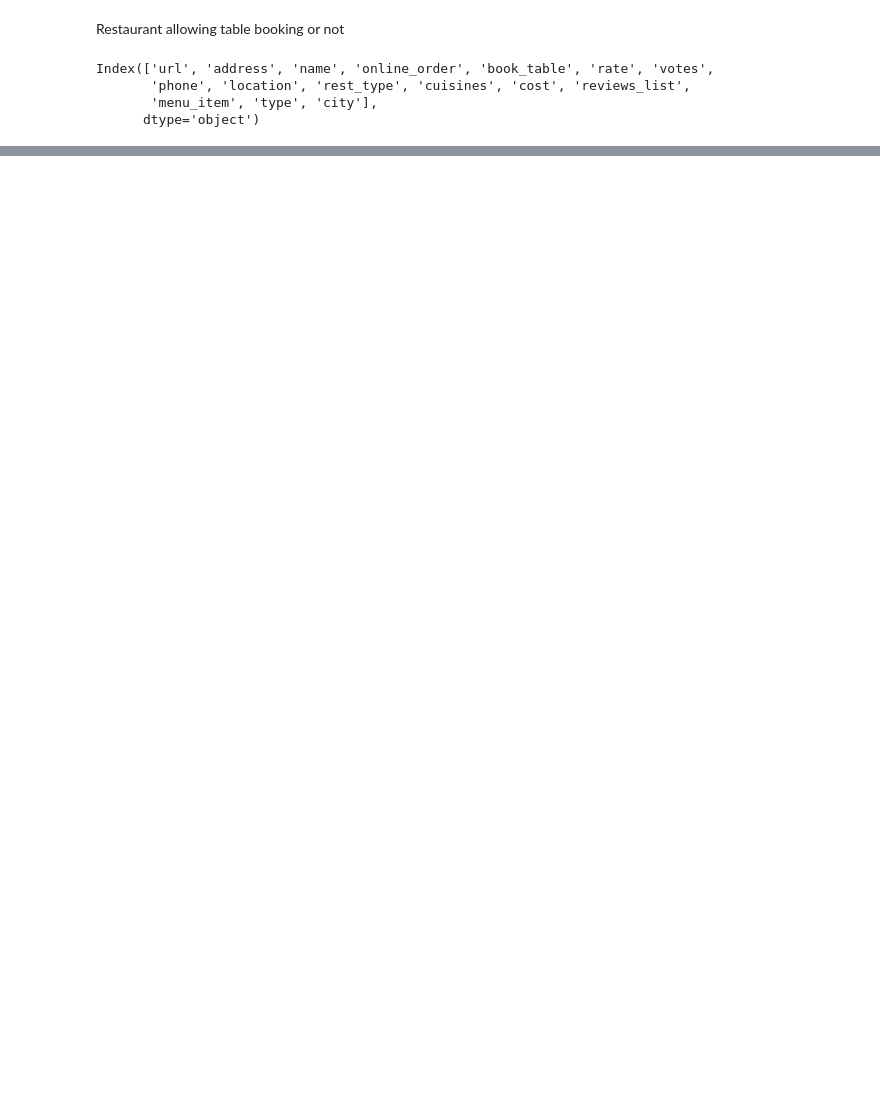
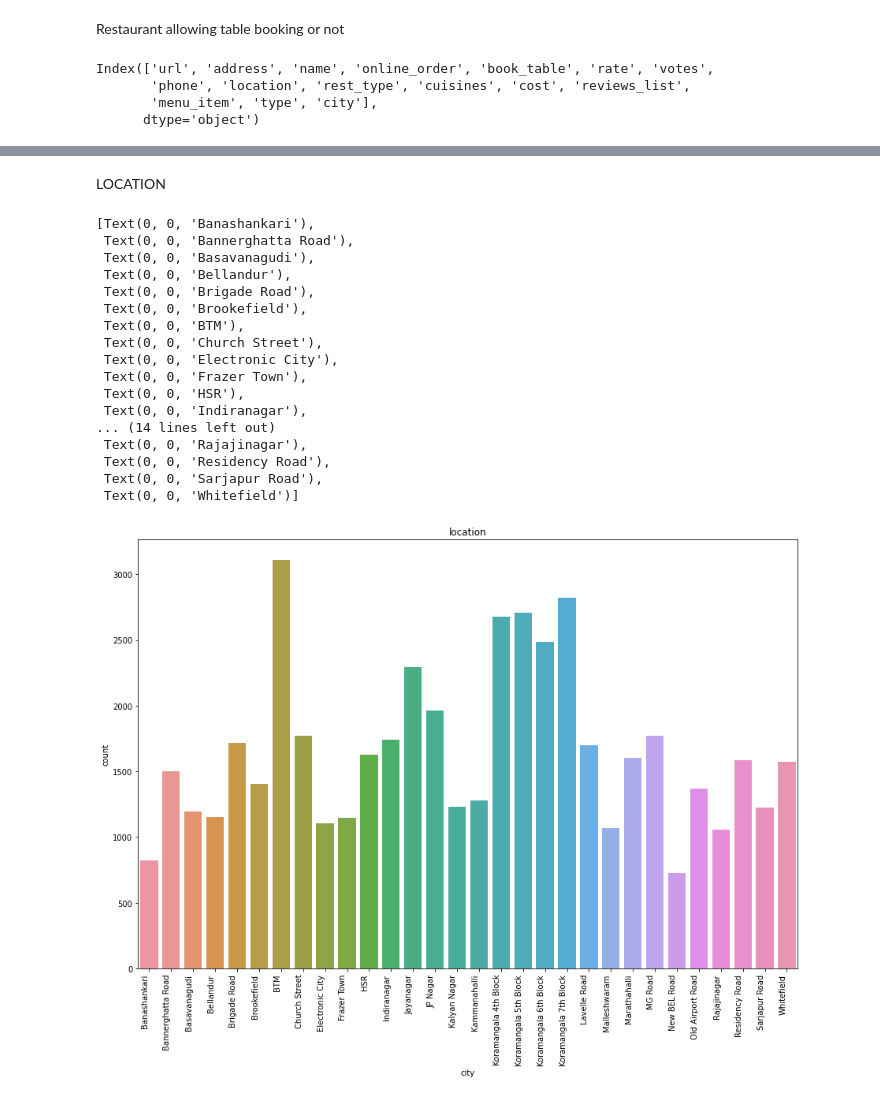
Before and after one commit to princepriyadarshi2017/ZOMATO-EDA, a Jupyter notebook: zomato_Eda.ipynb, the cells around one changed output, grey strips where cells are left out. Drawn from its saved outputs; the diff is of its cells as text; code cells hidden in the pictures; blank space fills up the shorter version.

```diff
--- a/zomato_Eda.ipynb
+++ b/zomato_Eda.ipynb
@@ -303,0 +266,26 @@ Text(0.5, 1.0, 'Restaurants booking table or not')
+# %% [markdown]
+LOCATION
+# %%
+plt.figure(figsize=(15,10))
+plt.title('location')
+sns.countplot(droped_df['city'])
+sns.countplot(droped_df['city']).set_xticklabels(sns.countplot(droped_df['city']).get_xticklabels(),rotation=90,ha='right')
+# %% [output]
+[Text(0, 0, 'Banashankari'),
+ Text(0, 0, 'Bannerghatta Road'),
+ Text(0, 0, 'Basavanagudi'),
+ Text(0, 0, 'Bellandur'),
+ Text(0, 0, 'Brigade Road'),
+ Text(0, 0, 'Brookefield'),
+ Text(0, 0, 'BTM'),
+ Text(0, 0, 'Church Street'),
+ Text(0, 0, 'Electronic City'),
+ Text(0, 0, 'Frazer Town'),
+ Text(0, 0, 'HSR'),
+ Text(0, 0, 'Indiranagar'),
+... (14 lines left out)
+ Text(0, 0, 'Rajajinagar'),
+ Text(0, 0, 'Residency Road'),
+ Text(0, 0, 'Sarjapur Road'),
+ Text(0, 0, 'Whitefield')]
+[figure, added]
```
Also changed, not shown: parts of 14 cells of this notebook.
